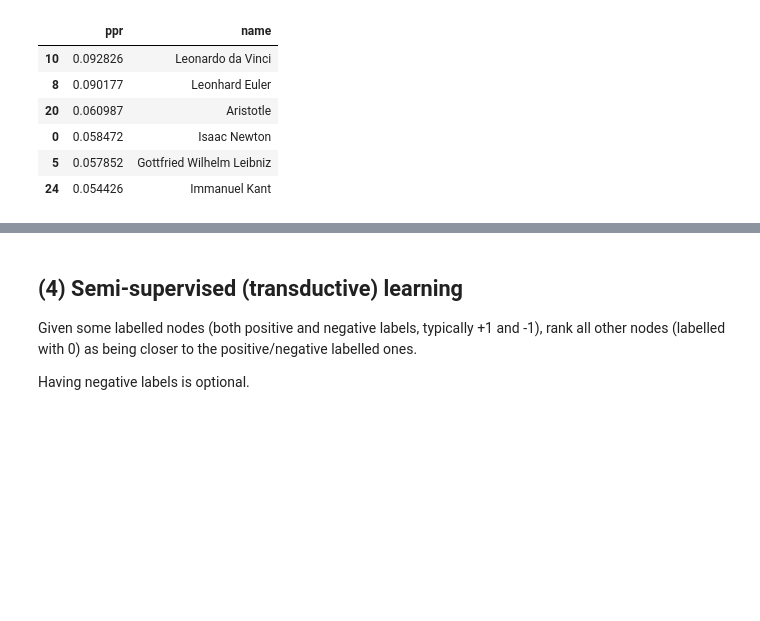
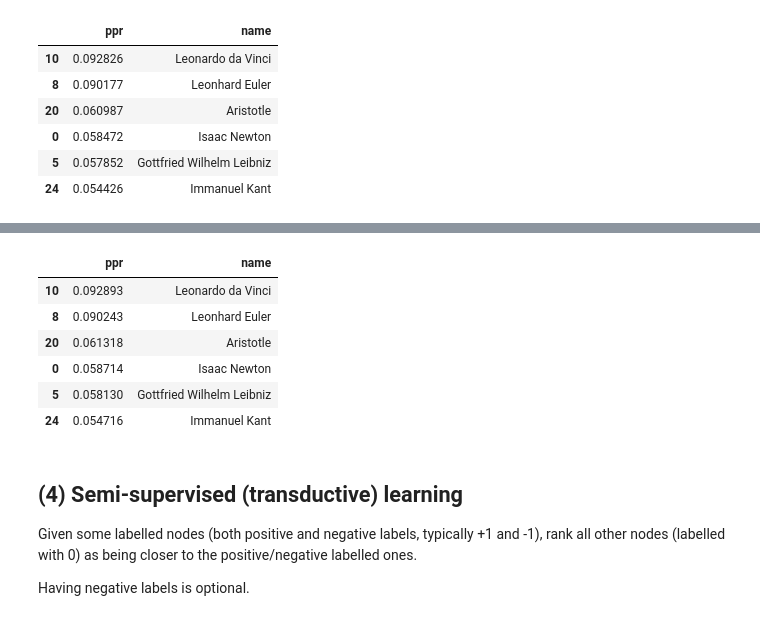
Before and after one commit to ftheberge/sknet_test, a Jupyter notebook: seed-expansion.ipynb, the cells around one changed output, grey strips where cells are left out. Saved outputs shown, nothing was run; the diff lists cells and outputs as text; code cells hidden in the pictures; blank space fills up the shorter version.

```diff
--- a/seed-expansion.ipynb
+++ b/seed-expansion.ipynb
@@ -266,6 +284,33 @@ image = svg_graph(A_sub, names=names[sub_cluster], width=500, height=400, seeds=
 SVG(image)
 # %% [output]
 [drawing not drawn]
+# %%
+## using scikit-network's PPR implementation
+from sknetwork.ranking import PageRank
+
+## now with respect to several seed nodes
+seeds = ['Leonhard Euler', 'Leonardo da Vinci']
+seeds_id = [np.where(np.array(g.vs['name'])==x)[0][0] for x in seeds]
+weights = {}
+for s in seeds_id:
+    weights[s] = 1
+
+pagerank = PageRank()
+pr = pagerank.fit_predict(A_und,weights)
+
+## store ppr and sort, show top nodes
+df = pd.DataFrame()
+df['ppr'] = pr
+df['name'] = g.vs['name']
+df.sort_values(by='ppr', ascending=False).head(6)
+# %% [output]
+|  | ppr | name |
+| 10 | 0.092893 | Leonardo da Vinci |
+| 8 | 0.090243 | Leonhard Euler |
+| 20 | 0.061318 | Aristotle |
+| 0 | 0.058714 | Isaac Newton |
+| 5 | 0.058130 | Gottfried Wilhelm Leibniz |
+| 24 | 0.054716 | Immanuel Kant |
 # %% [markdown]
 ## (4) Semi-supervised (transductive) learning
 
```
Also changed, not shown: parts of 6 cells of this notebook.
